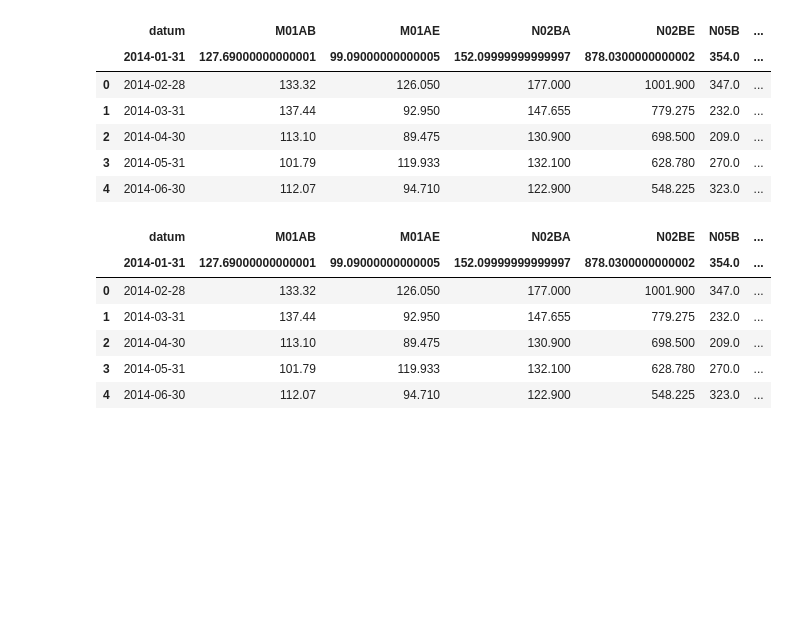
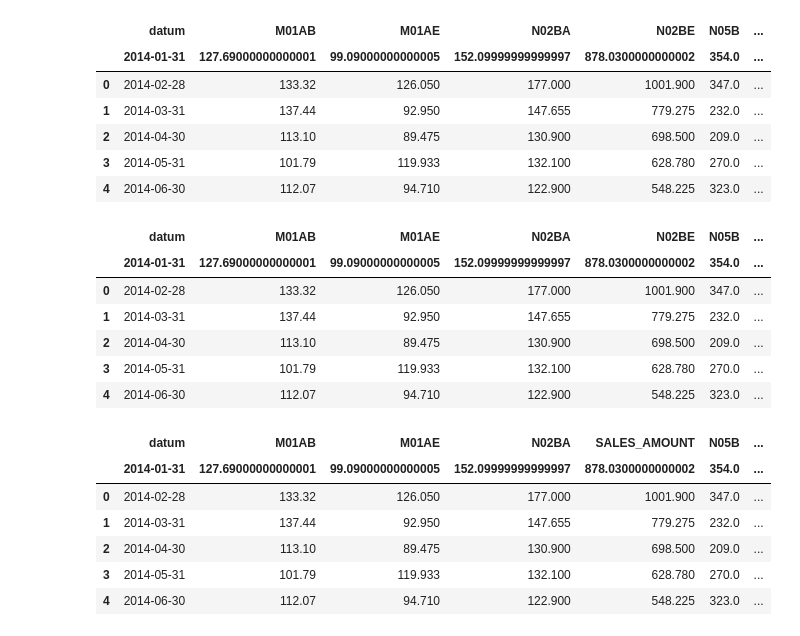
Before and after one commit to SarveshVeginwar/Machine_learning_PUB, a Jupyter notebook: Prac2_ML.ipynb, the cells around one changed output. Drawn from its saved outputs; the diff is of its cells as text; code cells hidden in the pictures; blank space fills up the shorter version.

```diff
--- a/Prac2_ML.ipynb
+++ b/Prac2_ML.ipynb
@@ -91,3 +91,20 @@ df.head()
 | 2 | 2014-04-30 | 113.10 | 89.475 | 130.900 | 698.500 | 209.0 | ... |
 | 3 | 2014-05-31 | 101.79 | 119.933 | 132.100 | 628.780 | 270.0 | ... |
 | 4 | 2014-06-30 | 112.07 | 94.710 | 122.900 | 548.225 | 323.0 | ... |
+# %%
+df.rename(columns = {'N02BE':'SALES_AMOUNT'}, inplace = True)
+# %%
+if 'SALES_AMOUNT' in df.columns:
+  df['Sales_Tax'] = df['SALES_AMOUNT'] * 0.08
+else:
+  print("warning: 'SALES_AMOUNT' column is missing")
+# %%
+df.head()
+# %% [output]
+|  | datum | M01AB | M01AE | N02BA | SALES_AMOUNT | N05B | ... |
+|  | 2014-01-31 | 127.69000000000001 | 99.09000000000005 | 152.09999999999997 | 878.0300000000002 | 354.0 | ... |
+| 0 | 2014-02-28 | 133.32 | 126.050 | 177.000 | 1001.900 | 347.0 | ... |
+| 1 | 2014-03-31 | 137.44 | 92.950 | 147.655 | 779.275 | 232.0 | ... |
+| 2 | 2014-04-30 | 113.10 | 89.475 | 130.900 | 698.500 | 209.0 | ... |
+| 3 | 2014-05-31 | 101.79 | 119.933 | 132.100 | 628.780 | 270.0 | ... |
+| 4 | 2014-06-30 | 112.07 | 94.710 | 122.900 | 548.225 | 323.0 | ... |
```
Also changed, not shown: parts of 2 cells of this notebook.
